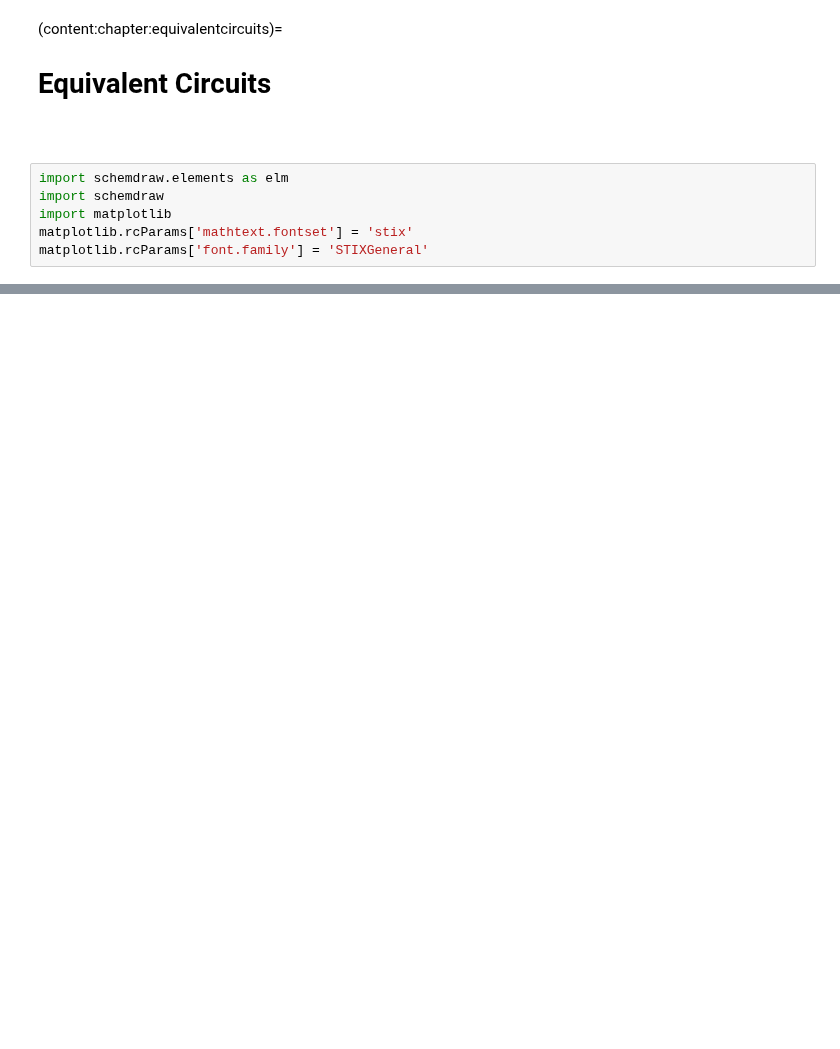
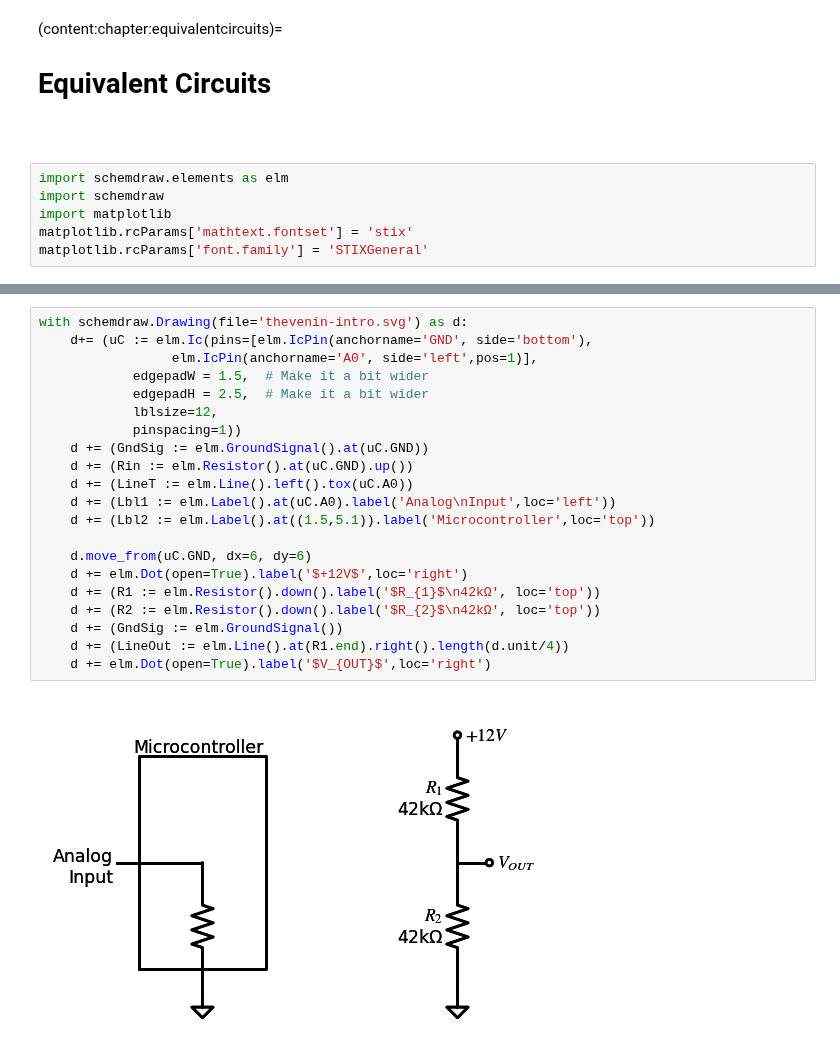
Before and after one commit to Circuit-Analysis/circuit-analysis.github.io, a Jupyter notebook: _sources/chapter-10.ipynb, the cells around one changed output, grey strips where cells are left out. Cells and saved outputs as stored; diff of their text form; blank space fills up the shorter version.

```diff
--- a/_sources/chapter-10.ipynb
+++ b/_sources/chapter-10.ipynb
@@ -666,0 +16,23 @@ Add Dependent supply example
+# %%
+with schemdraw.Drawing(file='thevenin-intro.svg') as d:
+    d+= (uC := elm.Ic(pins=[elm.IcPin(anchorname='GND', side='bottom'),
+                 elm.IcPin(anchorname='A0', side='left',pos=1)],
+            edgepadW = 1.5,  # Make it a bit wider
+            edgepadH = 2.5,  # Make it a bit wider
+            lblsize=12,
+            pinspacing=1))
+    d += (GndSig := elm.GroundSignal().at(uC.GND))
+    d += (Rin := elm.Resistor().at(uC.GND).up())
+    d += (LineT := elm.Line().left().tox(uC.A0))
+    d += (Lbl1 := elm.Label().at(uC.A0).label('Analog\nInput',loc='left'))
+    d += (Lbl2 := elm.Label().at((1.5,5.1)).label('Microcontroller',loc='top'))
+
+    d.move_from(uC.GND, dx=6, dy=6)
+    d += elm.Dot(open=True).label('$+12V$',loc='right')
+    d += (R1 := elm.Resistor().down().label('$R_{1}$\n42kΩ', loc='top'))
+    d += (R2 := elm.Resistor().down().label('$R_{2}$\n42kΩ', loc='top'))
+    d += (GndSig := elm.GroundSignal())
+    d += (LineOut := elm.Line().at(R1.end).right().length(d.unit/4))
+    d += elm.Dot(open=True).label('$V_{OUT}$',loc='right')
+# %% [output]
+[figure, added]
```
Also changed, not shown: parts of 16 cells of this notebook, 25 other files.
